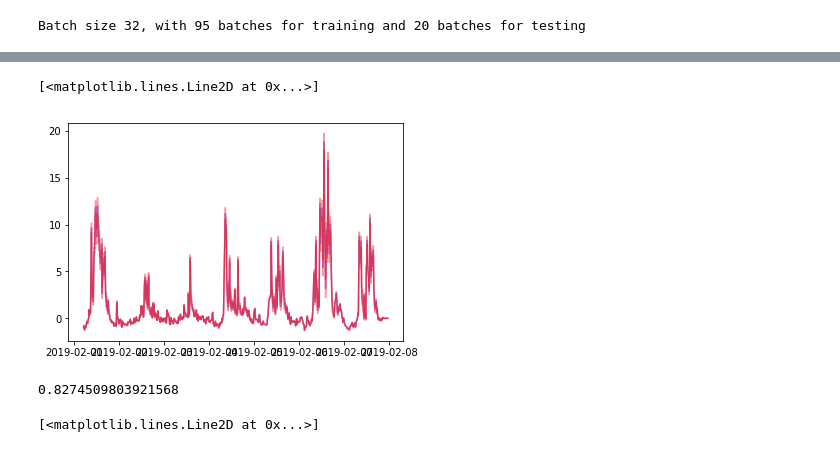
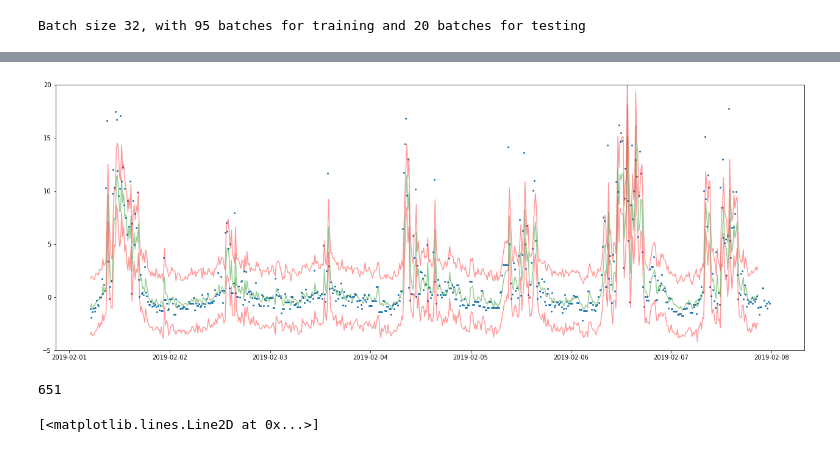
Before and after one commit to andersparslov/BRNN, a Jupyter notebook: BNN in TF2.ipynb, the cells around one changed output, grey strips where cells are left out. Drawn from its saved outputs; the diff is of its cells as text; code cells hidden in the pictures.

```diff
--- a/BNN in TF2.ipynb
+++ b/BNN in TF2.ipynb
@@ -292,7 +254,7 @@ data_test = tf.data.Dataset.from_tensor_slices((X_test[:(num_batch_test*batch_si
 Batch size 32, with 95 batches for training and 20 batches for testing
 # %%
 lr = 1e-2
-epochs = 120
+epochs = 200
 patience = 8
 optimizer = tf.keras.optimizers.Adam(lr = lr)
 loss_lst = []
@@ -313,11 +275,7 @@ for epoch in range(epochs):
         plt.plot(y_ix_test, y_pred, c='r')
         plt.scatter(y_ix_test, y_test[:,0,:])
         plt.show()
-
-        elbo_sum = 0
-
-        print("EPOCH:", epoch+1, "/", epochs)
-
+    elbo_sum = 0
     for batch_x, batch_y in data_train:
         x = tf.cast(batch_x, tf.float32)
         y = tf.cast(batch_y, tf.float32)
@@ -330,8 +288,7 @@ for epoch in range(epochs):
     if elbo_sum.numpy() < best_elbo:
         best_elbo = elbo_sum
         patience_counter = 0
-
-    print(patience_counter)
+    print("EPOCH:", epoch+1, "/", epochs, "loss", elbo_sum, "patience", patience_counter)
 
     patience_counter = patience_counter + 1
     if patience_counter > patience:
@@ -381,7 +351,8 @@ T = 0
 for x_batch, _ in data_test:
     x = tf.cast(x_batch,tf.float32)
     for n in range(nsamples):
-        y_pred[n, T*batch_size:(T+1)*batch_size] = net(x, training=False, sampling=True)
+        pred_dist = tfd.Normal(net(x, training=False, sampling=True), scale=net.y_std)
+        y_pred[n, T*batch_size:(T+1)*batch_size] = pred_dist.sample()
     T = T+1
 # %%
 quantiles = np.array([0.10, 0.90])
@@ -413,15 +362,19 @@ print(lwr[1:10])
 # %%
-plt.plot(y_ix_test,med, "b-", alpha=0.4)
+plt.figure(figsize=(22,8))
+plt.ylim(-5, 20)
+plt.plot(y_ix_test,med, "g-", alpha=0.4)
 plt.plot(y_ix_test,lwr, "r-", alpha = 0.4)
 plt.plot(y_ix_test,upr, "r-", alpha = 0.4)
-plt.scatter(y_ix_test,y_test[:,0,:])
+plt.scatter(y_ix_test,y_test[:,0,:], s=4)
+plt.show()
 # %% [output]
-[<matplotlib.lines.Line2D at 0x...>]
-[figure, old version]
+[figure, new version]
+# %%
+len(y_test)
+# %% [output]
+651
 # %%
 (np.sum(y_test[:,0,:] < lwr) + np.sum(y_test[:,0,:] > upr) )/len(y_test)
-# %% [output]
-0.8274509803921568
 # %%
 plt.plot(y_ix_test,y_test[:,0,:])
 # %% [output]
```
Also changed, not shown: parts of 6 cells of this notebook.
